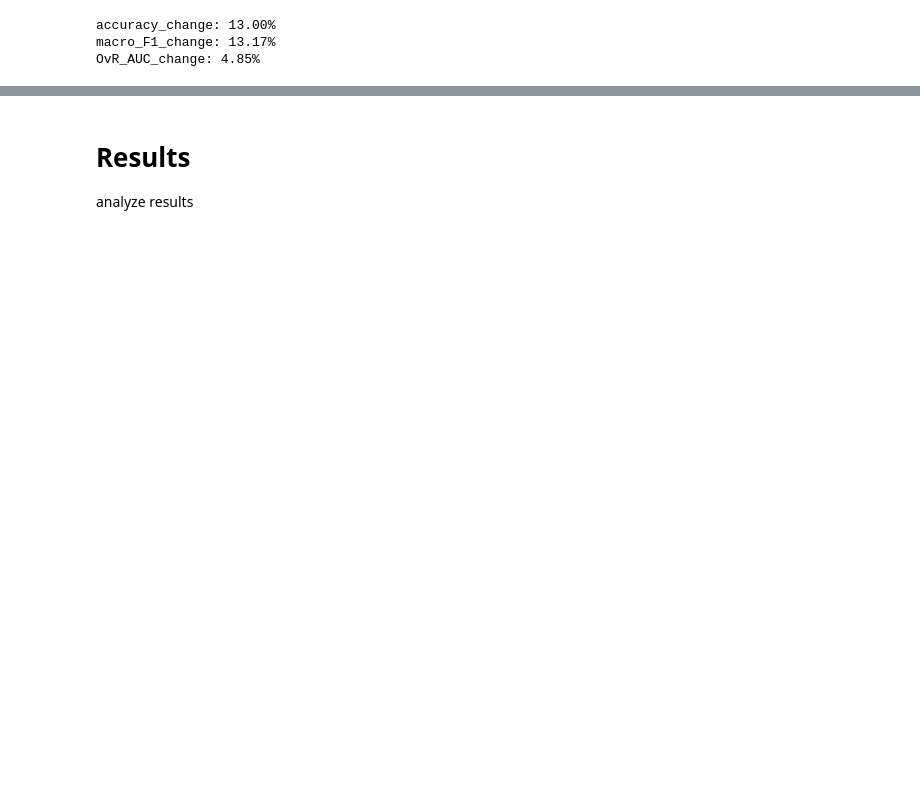
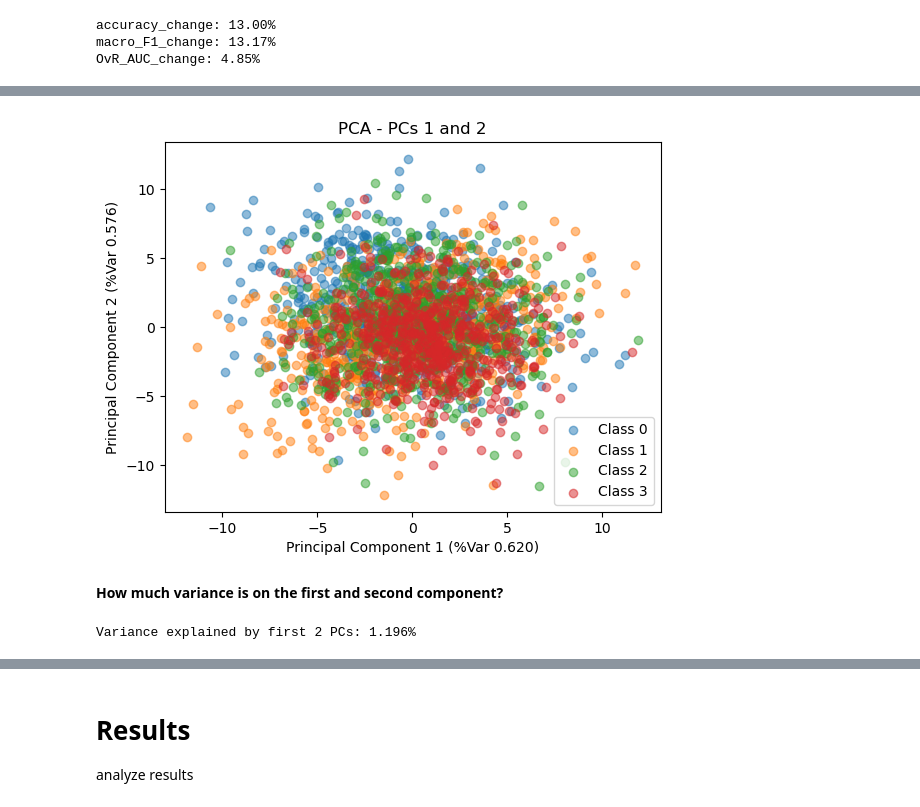
Before and after one commit to Larsdegroot/ML_bio_assignment, a Jupyter notebook: Project-regression.ipynb, the cells around one changed output, grey strips where cells are left out. Drawn from its saved outputs; the diff is of its cells as text; code cells hidden in the pictures; blank space fills up the shorter version.

```diff
--- a/Project-regression.ipynb
+++ b/Project-regression.ipynb
@@ -394,0 +396,32 @@ OvR_AUC_change: 4.85%
+# %%
+# Prepare data
+imputer_scaler = make_pipeline(SimpleImputer(missing_values=np.nan, strategy='mean'),
+                               StandardScaler())
+#NOTE - Are we supposed to use the simple imputer or the KNN one here?
+imputer_scaler.fit(X_downSampled)
+X_downSampled_scaled = imputer_scaler.transform(X_downSampled)
+
+# Get PCs
+pca = PCA()
+X_pca = pca.fit_transform(X_downSampled_scaled)
+# %%
+# Create PCA plot
+fig, ax = plt.subplots()
+plt.title('PCA - PCs 1 and 2')
+plt.xlabel(f'Principal Component 1 (%Var {pca.explained_variance_ratio_[0]*100:.3f})')
+plt.ylabel(f'Principal Component 2 (%Var {pca.explained_variance_ratio_[1]*100:.3f})')
+
+for class_id in y_downSampled.unique():
+    ix = np.where(y_downSampled == class_id)
+    ax.scatter(x=X_pca[ix, 0], y=X_pca[ix, 1], label="Class "+str(class_id), alpha=0.5)
+
+ax.legend()
+fig.show()
+# %% [output]
+[figure, added]
+# %% [markdown]
+**How much variance is on the first and second component?**
+# %%
+print(f"Variance explained by first 2 PCs: {sum(pca.explained_variance_ratio_[:2])*100:.3f}%")
+# %% [output]
+Variance explained by first 2 PCs: 1.196%
```
Also changed, not shown: parts of 28 cells of this notebook.
